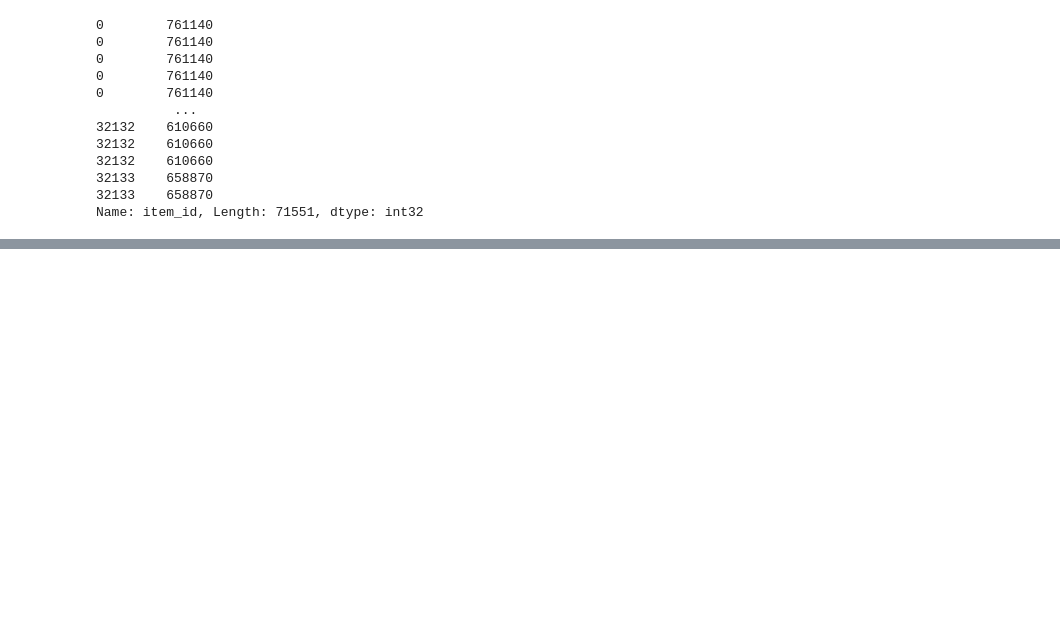
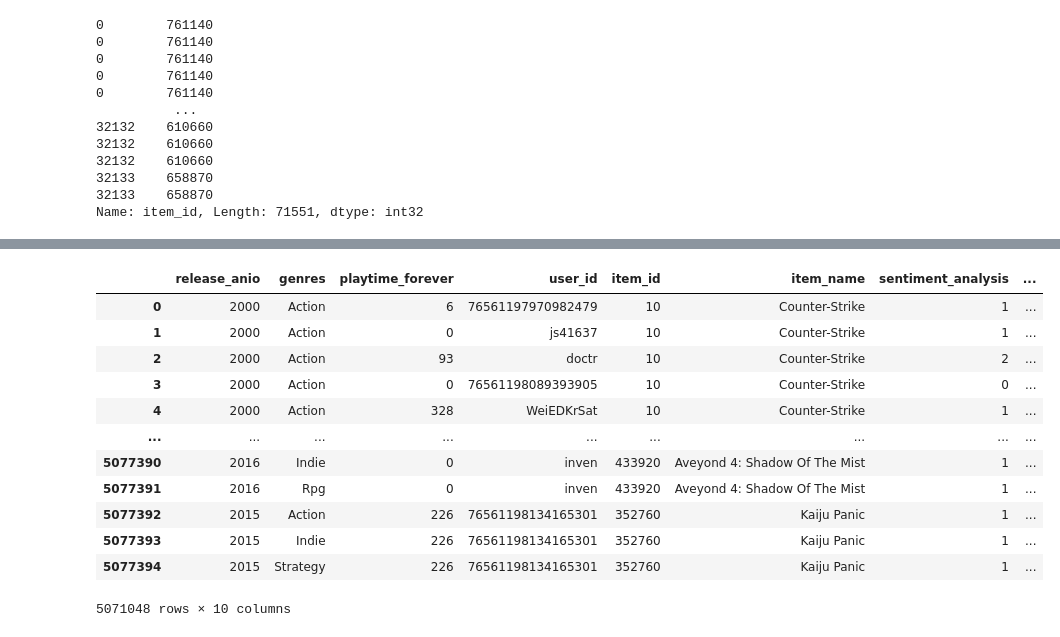
Before and after one commit to leoviscay/PI_ML_OPS-tree-PT, a Jupyter notebook: JupyterNotebooks/02_Feature_Enginner.ipynb, the cells around one changed output, grey strips where cells are left out. Drawn from its saved outputs; the diff is of its cells as text; code cells hidden in the pictures; blank space fills up the shorter version.

```diff
--- a/JupyterNotebooks/02_Feature_Enginner.ipynb
+++ b/JupyterNotebooks/02_Feature_Enginner.ipynb
@@ -113,2 +173,3 @@ df_datosLimpios
 # %%
-df_datosLimpios2 = pd.merge(df_datosLimpios, df_games_rename, how='inner', on='item_id')
+#Realizo segundo merge
+final_df = pd.merge(merged_df, df_games_rename, how='inner', on='item_id')
@@ -126,3 +216,3 @@ Index(['item_id', 'item_name', 'playtime_forever', 'steam_id', 'items_count',
 # %%
-df_data = df_datosLimpios2[['release_anio','genres','playtime_forever','user_id','item_id', 'item_name','sentiment_analysis', 'reviews_recommend', 'reviews_date' ]]
-df_data
+#minimizo df
+df_data = final_df[['release_anio','genres','playtime_forever','user_id','item_id', 'item_name','sentiment_analysis', 'reviews_recommend', 'reviews_date' ]]
@@ -142,0 +251,3 @@ df_data
+# %%
+# Eliminar filas con valores nulos en todas las columnas
+final_df_sin_nulos = df_data.dropna()
@@ -143,4 +286,20 @@ df_data
 # %%
 #Modifico la fecha de reviews_date para extraer el año
-df_data['reviews_date'] = pd.to_datetime(df_data['reviews_date'], errors='coerce')
-df_data['reviews_anio'] = df_data['reviews_date'].dt.year
+final_df_sin_nulos['reviews_date'] = pd.to_datetime(final_df_sin_nulos['reviews_date'], errors='coerce')
+final_df_sin_nulos['reviews_anio'] = final_df_sin_nulos['reviews_date'].dt.year
+# %%
+final_df_sin_nulos
+# %% [output]
+|  | release_anio | genres | playtime_forever | user_id | item_id | item_name | sentiment_analysis | ... |
+| 0 | 2000 | Action | 6 | 76561197970982479 | 10 | Counter-Strike | 1 | ... |
+| 1 | 2000 | Action | 0 | js41637 | 10 | Counter-Strike | 1 | ... |
+| 2 | 2000 | Action | 93 | doctr | 10 | Counter-Strike | 2 | ... |
+| 3 | 2000 | Action | 0 | 76561198089393905 | 10 | Counter-Strike | 0 | ... |
+| 4 | 2000 | Action | 328 | WeiEDKrSat | 10 | Counter-Strike | 1 | ... |
+| ... | ... | ... | ... | ... | ... | ... | ... | ... |
+| 5077390 | 2016 | Indie | 0 | inven | 433920 | Aveyond 4: Shadow Of The Mist | 1 | ... |
+| 5077391 | 2016 | Rpg | 0 | inven | 433920 | Aveyond 4: Shadow Of The Mist | 1 | ... |
+| 5077392 | 2015 | Action | 226 | 76561198134165301 | 352760 | Kaiju Panic | 1 | ... |
+| 5077393 | 2015 | Indie | 226 | 76561198134165301 | 352760 | Kaiju Panic | 1 | ... |
+| 5077394 | 2015 | Strategy | 226 | 76561198134165301 | 352760 | Kaiju Panic | 1 | ... |
+5071048 rows × 10 columns
```
Also changed, not shown: parts of 31 cells of this notebook.
